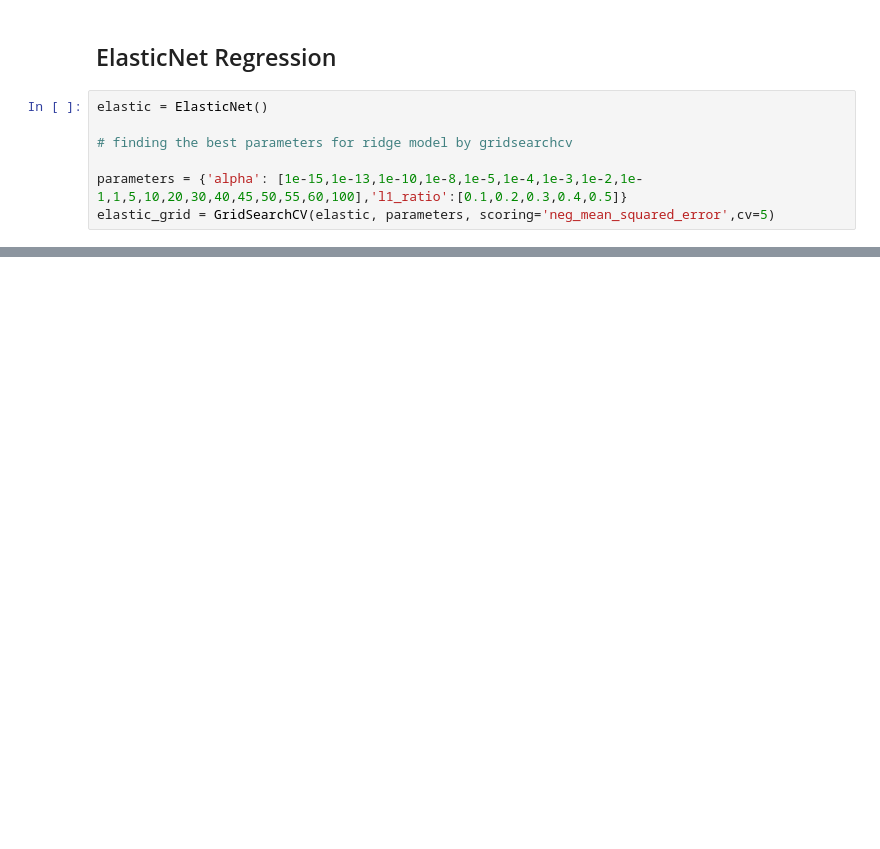
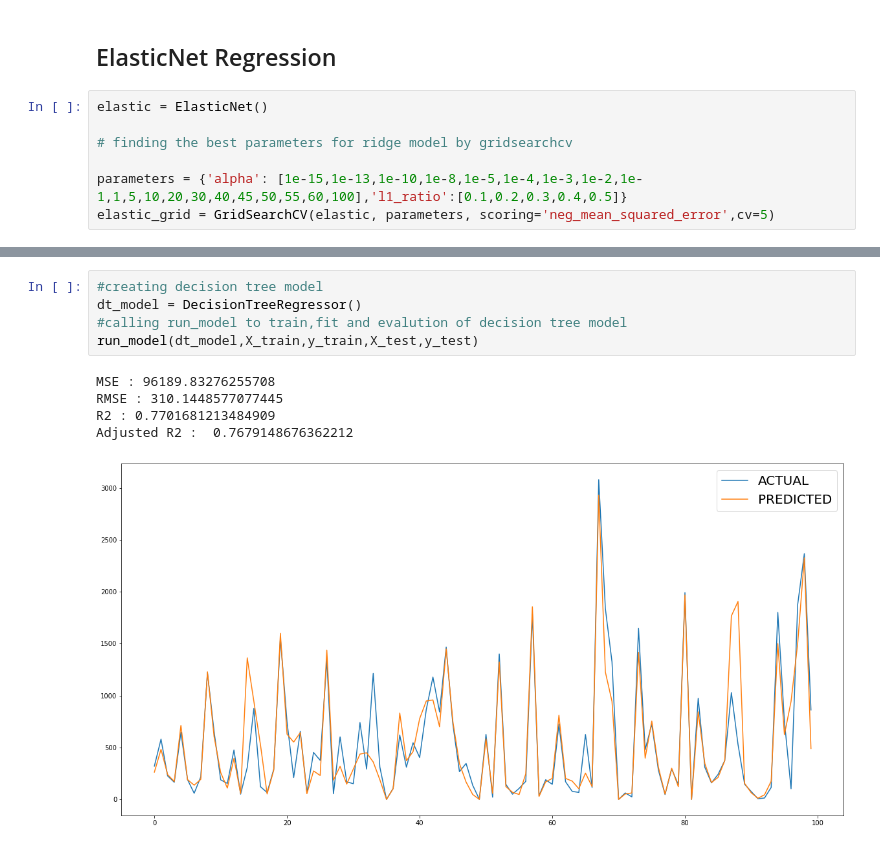
Before and after one commit to Hiteshlko1/Bike-sharing-demand-prediction, a Jupyter notebook: Bike_Sharing_Demand_Prediction_Capstone_Project_Hitesh_Verma.ipynb, the cells around one changed output, grey strips where cells are left out. Saved outputs shown, nothing was run; the diff lists cells and outputs as text; blank space fills up the shorter version.

```diff
--- a/Bike_Sharing_Demand_Prediction_Capstone_Project_Hitesh_Verma.ipynb
+++ b/Bike_Sharing_Demand_Prediction_Capstone_Project_Hitesh_Verma.ipynb
@@ -706,0 +730,11 @@ Adjusted R2 :  0.5705228660566357
+# %%
+#creating decision tree model
+dt_model = DecisionTreeRegressor()
+#calling run_model to train,fit and evalution of decision tree model
+run_model(dt_model,X_train,y_train,X_test,y_test)
+# %% [output]
+MSE : 96189.83276255708
+RMSE : 310.1448577077445
+R2 : 0.7701681213484909
+Adjusted R2 :  0.7679148676362212
+[figure, added]
```
Also changed, not shown: parts of 30 cells of this notebook.
